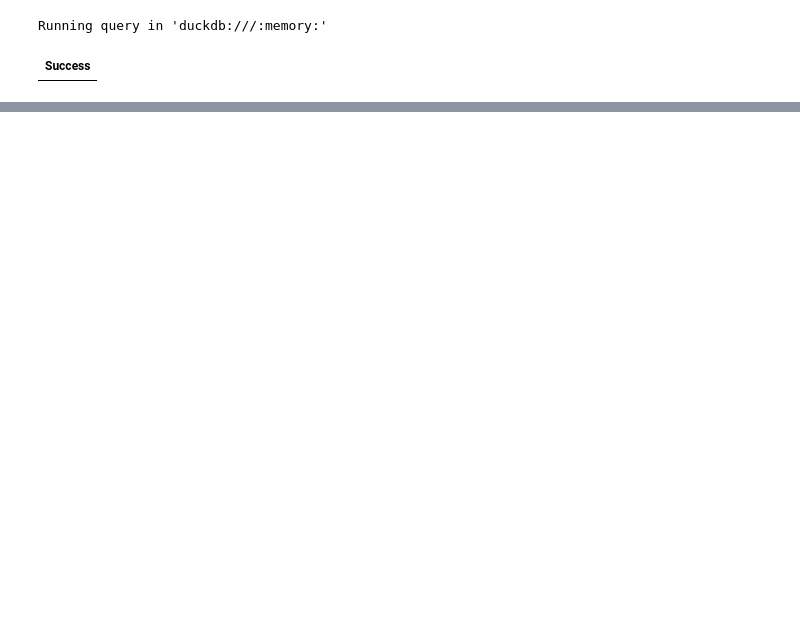
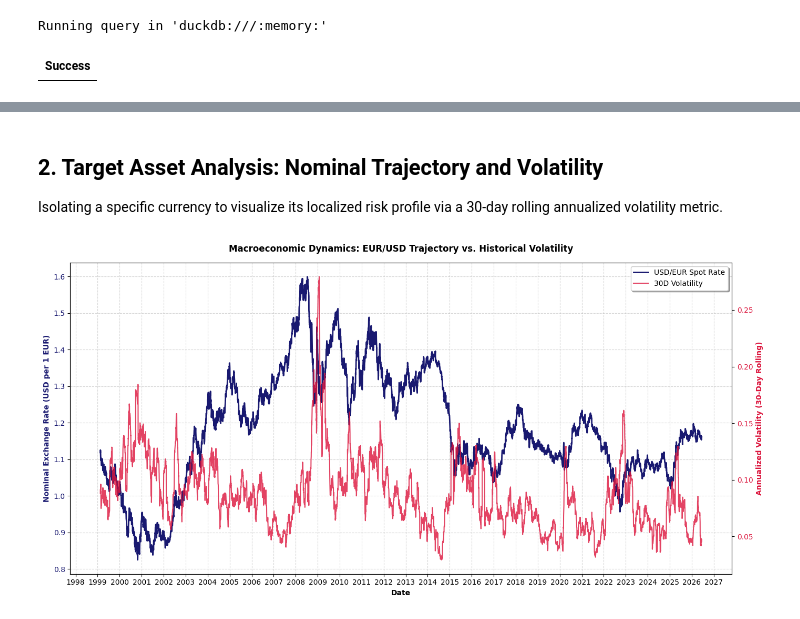
Before and after one commit to alessiofelici01-art/QuantFin, a Jupyter notebook: Marcoeconomics/Currency.ipynb, the cells around one changed output, grey strips where cells are left out. Cells and saved outputs as stored; diff of their text form; code cells hidden in the pictures; blank space fills up the shorter version.

```diff
--- a/Marcoeconomics/Currency.ipynb
+++ b/Marcoeconomics/Currency.ipynb
@@ -120,0 +76,14 @@ Visualizing the dual temporal evolution of the nominal exchange rate and its loc
+# %%
+# Converte il risultato di DuckDB in un DataFrame Pandas
+df_fx = fx_matrix.DataFrame()
+df_fx['date'] = pd.to_datetime(df_fx['date'])
+df_fx.set_index('date', inplace=True)
+
+# Calcola i log-rendimenti giornalieri per tutte le valute
+df_returns = np.log(df_fx / df_fx.shift(1)).dropna()
+
+# Calcola la matrice di correlazione di Pearson
+corr_matrix = df_returns.corr()
+
+print("--- Cross-Asset Correlation Matrix (Daily Log Returns) ---")
+display(corr_matrix.style.background_gradient(cmap='coolwarm', axis=None).format("{:.3f}"))
@@ -121,33 +97,45 @@ Visualizing the dual temporal evolution of the nominal exchange rate and its loc
+# %% [markdown]
+## 2. Target Asset Analysis: Nominal Trajectory and Volatility
+
+Isolating a specific currency to visualize its localized risk profile via a 30-day rolling annualized volatility metric.
 # %%
-# Filter out the initial NaNs from the rolling window computation
-df_plot = df_fx.dropna()
+# Seleziona la valuta da analizzare (puoi cambiarla con 'GBP', 'JPY' o 'CHF')
+target_currency = 'USD'
 
+# Calcola la volatilità storica a 30 giorni (annualizzata)
+df_fx['volatility_30d'] = df_returns[target_currency].rolling(window=30).std() * np.sqrt(252)
+
+# Rimuove i valori NaN generati dalla finestra rolling
+df_plot = df_fx.dropna(subset=['volatility_30d'])
+
+# Creazione del grafico a doppio asse
 fig, ax1 = plt.subplots(figsize=(14, 7))
 
-# Primary Axis: Nominal Exchange Rate
+# Asse Principale: Tasso di Cambio Nominale
 color1 = 'midnightblue'
 ax1.set_xlabel('Date', fontweight='bold')
-ax1.set_ylabel('Nominal Exchange Rate (USD per 1 EUR)', color=color1, fontweight='bold')
-line1 = ax1.plot(df_plot.index, df_plot['eur_usd'], color=color1, linewidth=2, label='EUR/USD Spot Rate')
+ax1.set_ylabel(f'Nominal Exchange Rate ({target_currency} per 1 EUR)', color=color1, fontweight='bold')
+line1 = ax1.plot(df_plot.index, df_plot[target_currency], color=color1, linewidth=2, label=f'{target_currency}/EUR Spot Rate')
 ax1.tick_params(axis='y', labelcolor=color1)
 ax1.grid(True, linestyle='--', alpha=0.5)
 
-# Secondary Axis: Rolling Annualized Volatility
+# Asse Secondario: Volatilità Rolling
 ax2 = ax1.twinx()
 color2 = 'crimson'
 ax2.set_ylabel('Annualized Volatility (30-Day Rolling)', color=color2, fontweight='bold')
-line2 = ax2.plot(df_plot.index, df_plot['rolling_annualized_volatility'], color=color2, linewidth=1.5, alpha=0.8, label='30D Volatility')
+line2 = ax2.plot(df_plot.index, df_plot['volatility_30d'], color=color2, linewidth=1.5, alpha=0.8, label='30D Volatility')
 ax2.tick_params(axis='y', labelcolor=color2)
 
-# Formatting the X-axis for better date readability
 ax1.xaxis.set_major_locator(mdates.YearLocator())
 ax1.xaxis.set_major_formatter(mdates.DateFormatter('%Y'))
 
-# Combine legends from both axes
+# Unisce le legende
 lines = line1 + line2
 labels = [l.get_label() for l in lines]
 ax1.legend(lines, labels, loc='upper right', frameon=True, shadow=True)
 
-plt.title('EUR/USD: Nominal Rate Trajectory vs. Stochastic Volatility\n(Banca d\'Italia API | DuckDB Memory Execution)', fontweight='bold', pad=15)
+plt.title(f'Macroeconomic Dynamics: EUR/{target_currency} Trajectory vs. Historical Volatility', fontweight='bold', pad=15)
 plt.tight_layout()
 plt.show()
+# %% [output]
+[figure, added]
```
Also changed, not shown: parts of 8 cells of this notebook, 1 other file.
